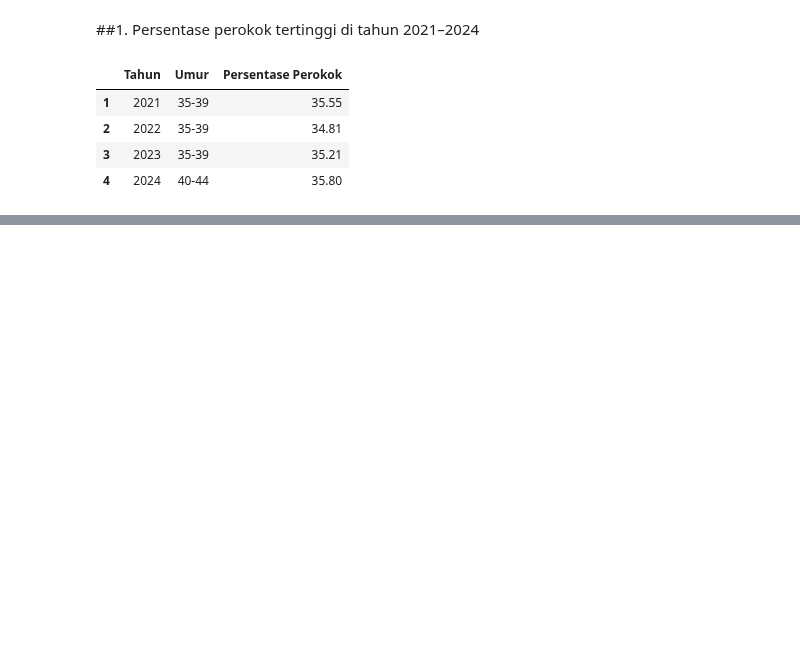
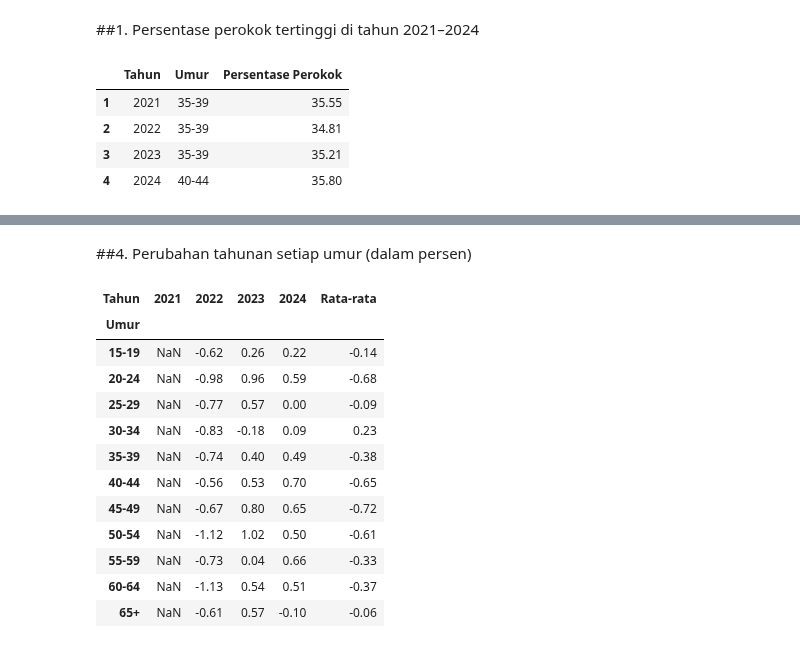
Before and after one commit to IdhamAbidinKaisilay/BelajarDataAnalyst, a Jupyter notebook: Latihan+Analisis+Data+_+Data+Persentase+Perokok+Indonesia.ipynb, the cells around one changed output, grey strips where cells are left out. Saved outputs shown, nothing was run; the diff lists cells and outputs as text; code cells hidden in the pictures; blank space fills up the shorter version.

```diff
--- a/Latihan+Analisis+Data+_+Data+Persentase+Perokok+Indonesia.ipynb
+++ b/Latihan+Analisis+Data+_+Data+Persentase+Perokok+Indonesia.ipynb
@@ -74,0 +119,19 @@ pivot_df
+# %% [markdown]
+##4. Perubahan tahunan setiap umur (dalam persen)
+# %%
+perubahan_tahunan_v1 = pivot_df_v1.diff(axis=1).round(2)
+perubahan_tahunan_v1
+# %% [output]
+| Tahun | 2021 | 2022 | 2023 | 2024 | Rata-rata |
+| Umur |  |  |  |  |  |
+| 15-19 | NaN | -0.62 | 0.26 | 0.22 | -0.14 |
+| 20-24 | NaN | -0.98 | 0.96 | 0.59 | -0.68 |
+| 25-29 | NaN | -0.77 | 0.57 | 0.00 | -0.09 |
+| 30-34 | NaN | -0.83 | -0.18 | 0.09 | 0.23 |
+| 35-39 | NaN | -0.74 | 0.40 | 0.49 | -0.38 |
+| 40-44 | NaN | -0.56 | 0.53 | 0.70 | -0.65 |
+| 45-49 | NaN | -0.67 | 0.80 | 0.65 | -0.72 |
+| 50-54 | NaN | -1.12 | 1.02 | 0.50 | -0.61 |
+| 55-59 | NaN | -0.73 | 0.04 | 0.66 | -0.33 |
+| 60-64 | NaN | -1.13 | 0.54 | 0.51 | -0.37 |
+| 65+ | NaN | -0.61 | 0.57 | -0.10 | -0.06 |
```
Also changed, not shown: parts of 7 cells of this notebook.
